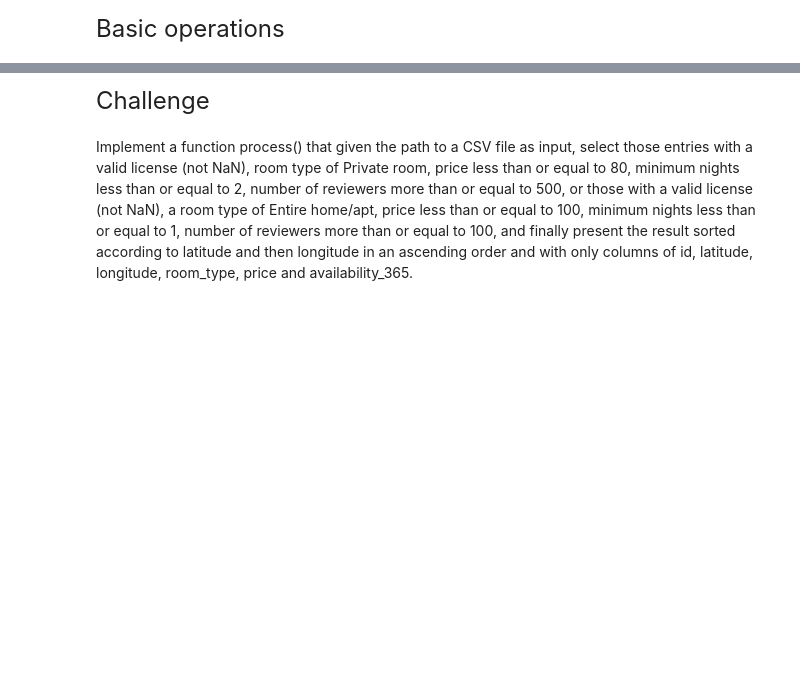
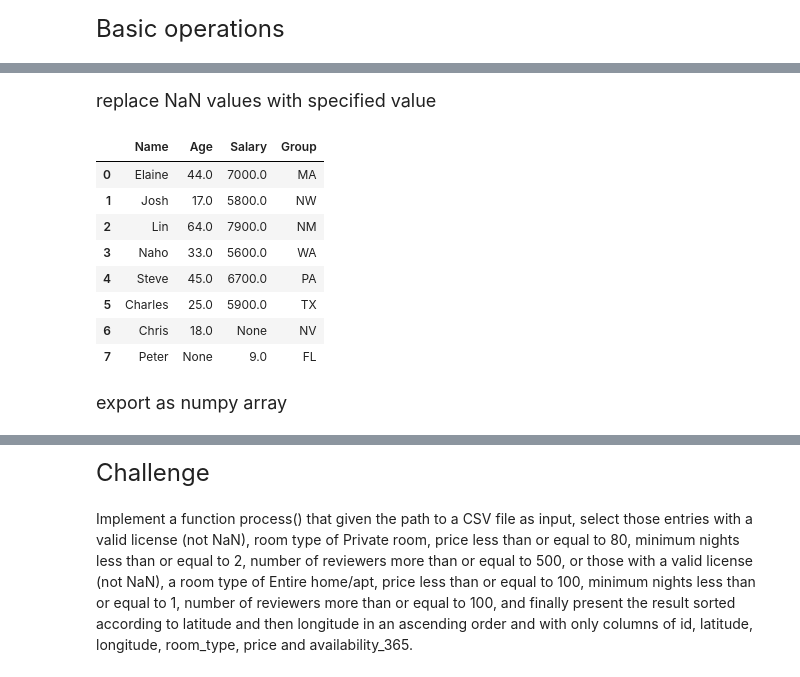
Before and after one commit to yzhang37/CS506-Fall2021, a Jupyter notebook: 07-pandas/pandas_exercise.ipynb, the cells around one changed output, grey strips where cells are left out. Cells and saved outputs as stored; diff of their text form; code cells hidden in the pictures; blank space fills up the shorter version.

```diff
--- a/07-pandas/pandas_exercise.ipynb
+++ b/07-pandas/pandas_exercise.ipynb
@@ -143,0 +210,16 @@ df_left.plot(x="Name", y=["Age","Salary"], kind='bar');
+# %% [markdown]
+<span style="font-size: 18px;">replace NaN values with specified value</span>
+# %%
+df_new.fillna(value='None')
+# %% [output]
+|  | Name | Age | Salary | Group |
+| 0 | Elaine | 44.0 | 7000.0 | MA |
+| 1 | Josh | 17.0 | 5800.0 | NW |
+| 2 | Lin | 64.0 | 7900.0 | NM |
+| 3 | Naho | 33.0 | 5600.0 | WA |
+| 4 | Steve | 45.0 | 6700.0 | PA |
+| 5 | Charles | 25.0 | 5900.0 | TX |
+| 6 | Chris | 18.0 | None | NV |
+| 7 | Peter | None | 9.0 | FL |
+# %% [markdown]
+<span style="font-size: 18px;">export as numpy array</span>
```
Also changed, not shown: parts of 76 cells of this notebook.
